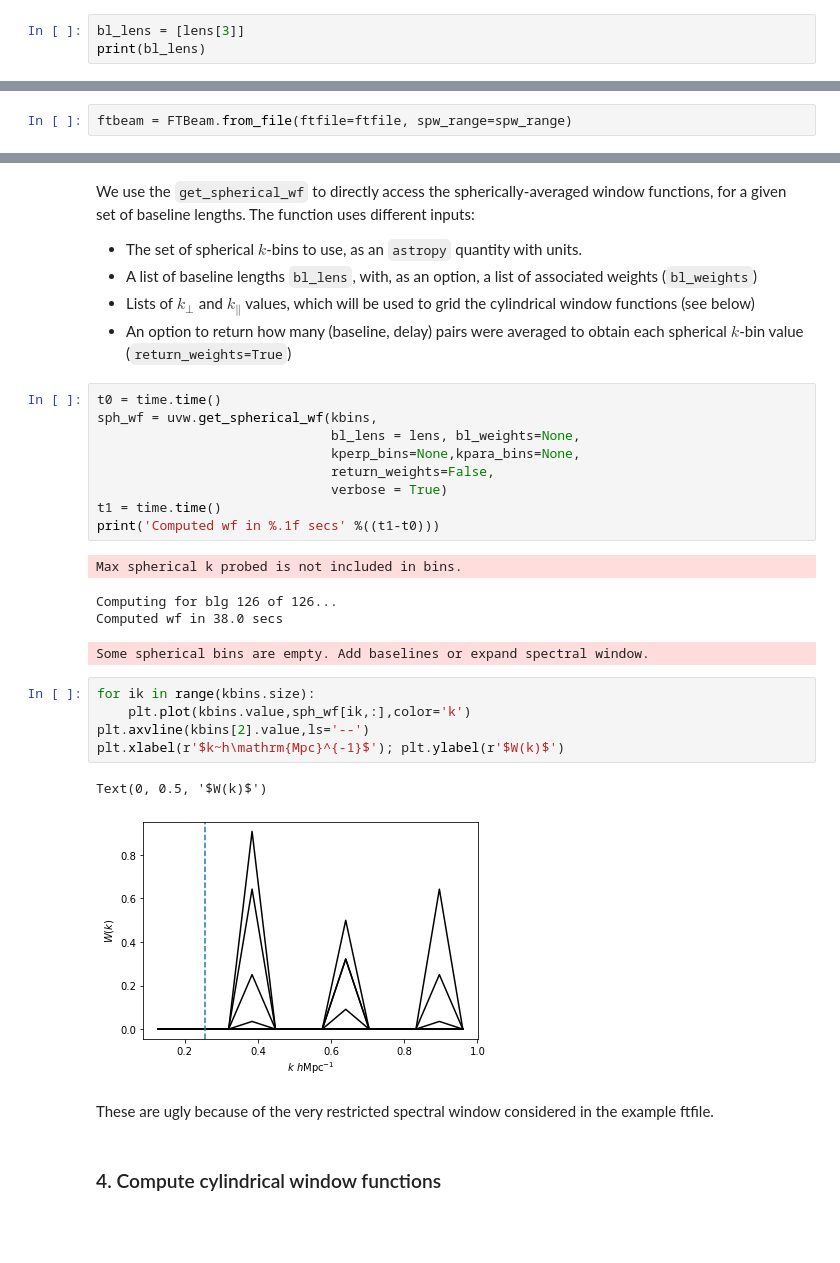
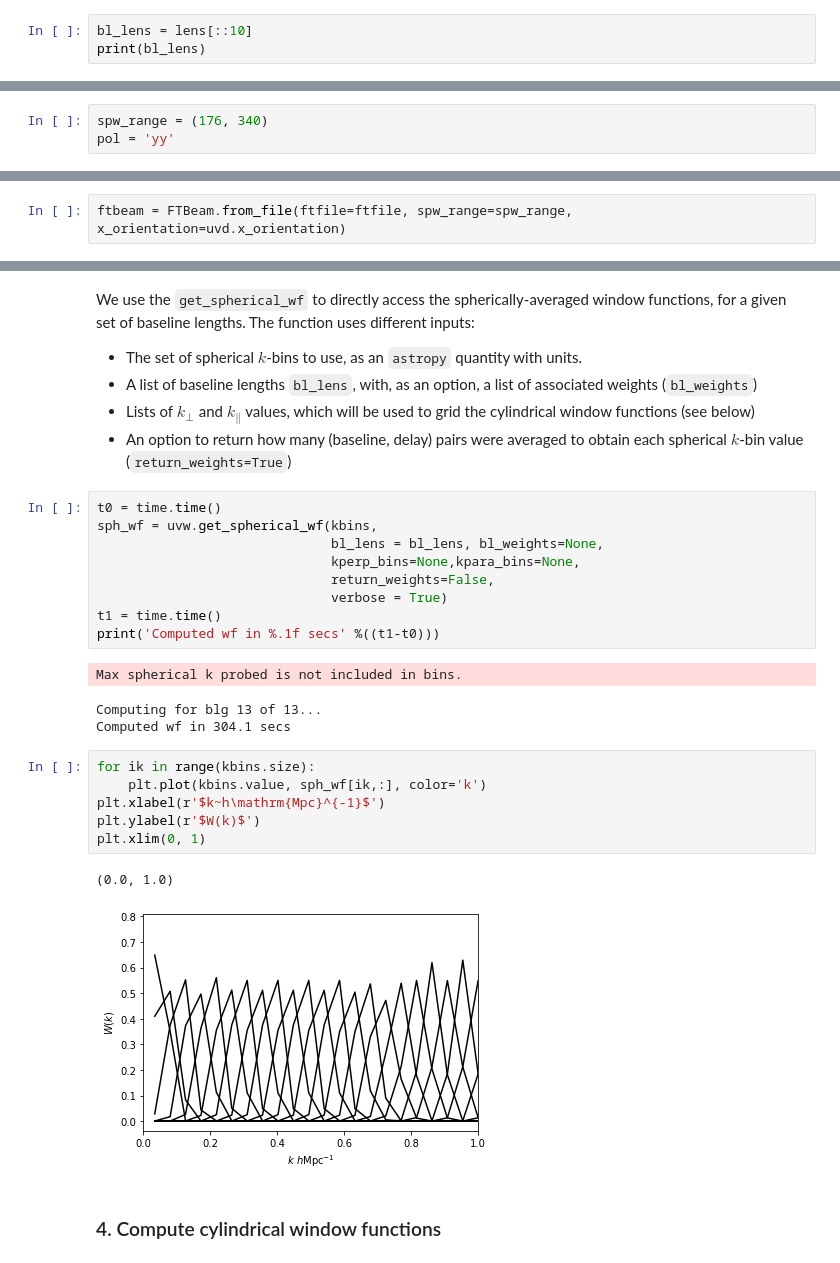
Before and after one commit to HERA-Team/hera_pspec, a Jupyter notebook: examples/UVWindow_tutorial.ipynb, the cells around one changed output, grey strips where cells are left out. Drawn from its saved outputs; the diff is of its cells as text; blank space fills up the shorter version.

```diff
--- a/examples/UVWindow_tutorial.ipynb
+++ b/examples/UVWindow_tutorial.ipynb
@@ -85,6 +88,6 @@ reds, lens, angs = utils.get_reds(uvd,bl_error_tol=1.0,pick_data_ants=False)
 # %% [markdown]
 Choose baseline groups used to comput the window functions.
 # %%
-bl_lens = [lens[3]]
+bl_lens = lens[::10]
 print(bl_lens)
 # %% [output]
@@ -99,3 +99,6 @@ pol = 'xx'
+# %%
+spw_range = (176, 340)
+pol = 'yy'
 # %% [markdown]
 ### 1. Initialise  `FTBeam` object
 # %% [markdown]
@@ -117,7 +120,7 @@ The `FTBeam.from_file` method reads a h5py file containing the real part of the
 * `spw_range` as a tuple of the indices of the minimum and maximum frequencies used to compute the FT above. The indices are tken over the total instrument bandwidth. If `None`, the whole instrument bandwidth is considered.
 * The orientation in cardinal direction east or north of X dipole, given in `x_orientation`.
 # %%
-ftbeam = FTBeam.from_file(ftfile=ftfile, spw_range=spw_range)
+ftbeam = FTBeam.from_file(ftfile=ftfile, spw_range=spw_range, x_orientation=uvd.x_orientation)
 # %% [markdown]
 #### 1.2 Initialise from beam
 # %% [markdown]
@@ -175,7 +178,7 @@ We use the `get_spherical_wf` to directly access the spherically-averaged window
 # %%
 t0 = time.time()
 sph_wf = uvw.get_spherical_wf(kbins,
-                              bl_lens = lens, bl_weights=None,
+                              bl_lens = bl_lens, bl_weights=None,
                               kperp_bins=None,kpara_bins=None,
                               return_weights=False,
                               verbose = True)
@@ -183,19 +186,17 @@ t1 = time.time()
 print('Computed wf in %.1f secs' %((t1-t0)))
 # %% [output]
 Max spherical k probed is not included in bins.
-Computing for blg 126 of 126...
-Computed wf in 38.0 secs
+Computing for blg 13 of 13...
+Computed wf in 304.1 secs
-Some spherical bins are empty. Add baselines or expand spectral window.
 # %%
 for ik in range(kbins.size):
-    plt.plot(kbins.value,sph_wf[ik,:],color='k')
-plt.axvline(kbins[2].value,ls='--')
-plt.xlabel(r'$k~h\mathrm{Mpc}^{-1}$'); plt.ylabel(r'$W(k)$')
+    plt.plot(kbins.value, sph_wf[ik,:], color='k')
+plt.xlabel(r'$k~h\mathrm{Mpc}^{-1}$')
+plt.ylabel(r'$W(k)$')
+plt.xlim(0, 1)
 # %% [output]
-Text(0, 0.5, '$W(k)$')
+(0.0, 1.0)
-[figure, old version]
+[figure, new version]
-# %% [markdown]
-These are ugly because of the very restricted spectral window considered in the example ftfile.
 # %% [markdown]
 ### 4. Compute cylindrical window functions
 # %% [markdown]
```
Also changed, not shown: parts of 44 cells of this notebook, 8 other files.
